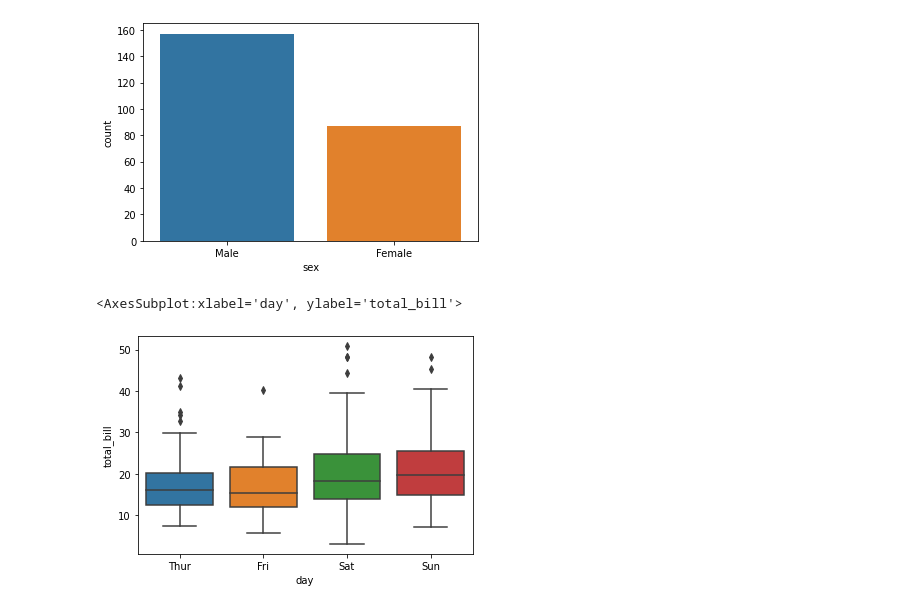
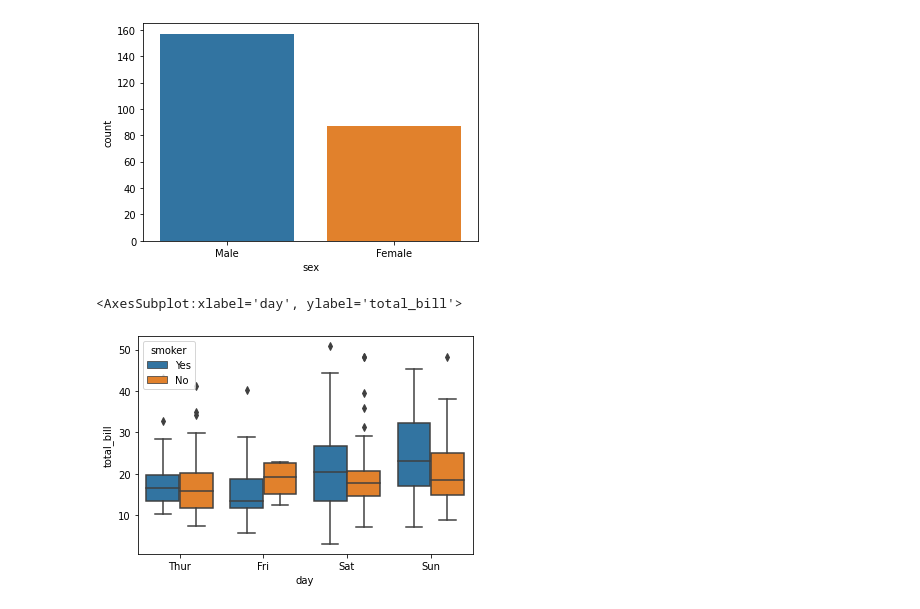
Before and after one commit to Arturo0911/Automation, a Jupyter notebook: DataVisualitation/Untitled2.ipynb, the cells around one changed output. Saved outputs shown, nothing was run; the diff lists cells and outputs as text; code cells hidden in the pictures.

```diff
--- a/DataVisualitation/Untitled2.ipynb
+++ b/DataVisualitation/Untitled2.ipynb
@@ -69,7 +69,7 @@ sns.countplot(x="sex", data= tips)
 <AxesSubplot:xlabel='sex', ylabel='count'>
 [figure]
 # %%
-sns.boxplot(x="day",y= "total_bill", data= tips)
+sns.boxplot(x="day",y= "total_bill", data= tips, hue = "smoker")
 # %% [output]
 <AxesSubplot:xlabel='day', ylabel='total_bill'>
-[figure, old version]
+[figure, new version]
```
Also changed, not shown: parts of 4 cells of this notebook.
